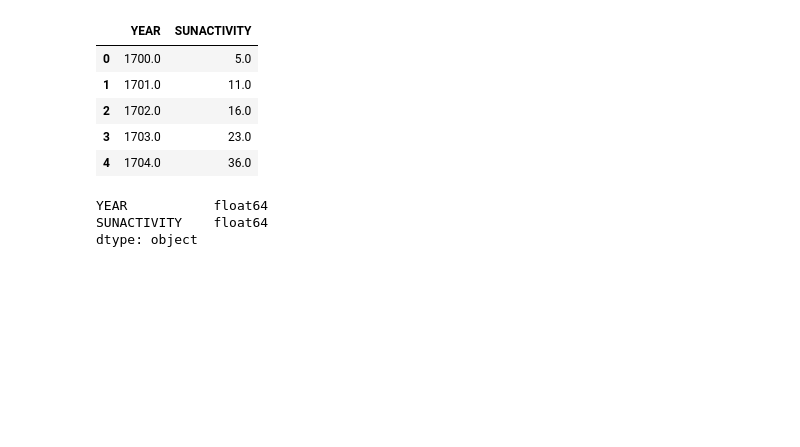
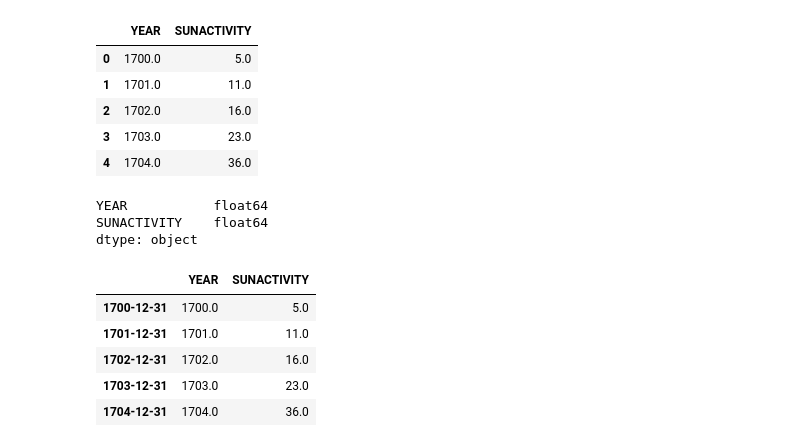
Before and after one commit to swethag04/ml-projects, a Jupyter notebook: time-series-decomposition.ipynb, the cells around one changed output. Saved outputs shown, nothing was run; the diff lists cells and outputs as text; code cells hidden in the pictures; blank space fills up the shorter version.

```diff
--- a/time-series-decomposition.ipynb
+++ b/time-series-decomposition.ipynb
@@ -26,4 +26,15 @@ sunspots_df.dtypes
 YEAR           float64
 SUNACTIVITY    float64
 dtype: object
+# %%
+sunspots_df.index = pd.date_range(start='1700-01-01',
+                                 periods= len(sunspots_df), freq='A')
+sunspots_df.head()
+# %% [output]
+|  | YEAR | SUNACTIVITY |
+| 1700-12-31 | 1700.0 | 5.0 |
+| 1701-12-31 | 1701.0 | 11.0 |
+| 1702-12-31 | 1702.0 | 16.0 |
+| 1703-12-31 | 1703.0 | 23.0 |
+| 1704-12-31 | 1704.0 | 36.0 |
 # %%
```
Also changed, not shown: parts of 5 cells of this notebook.
